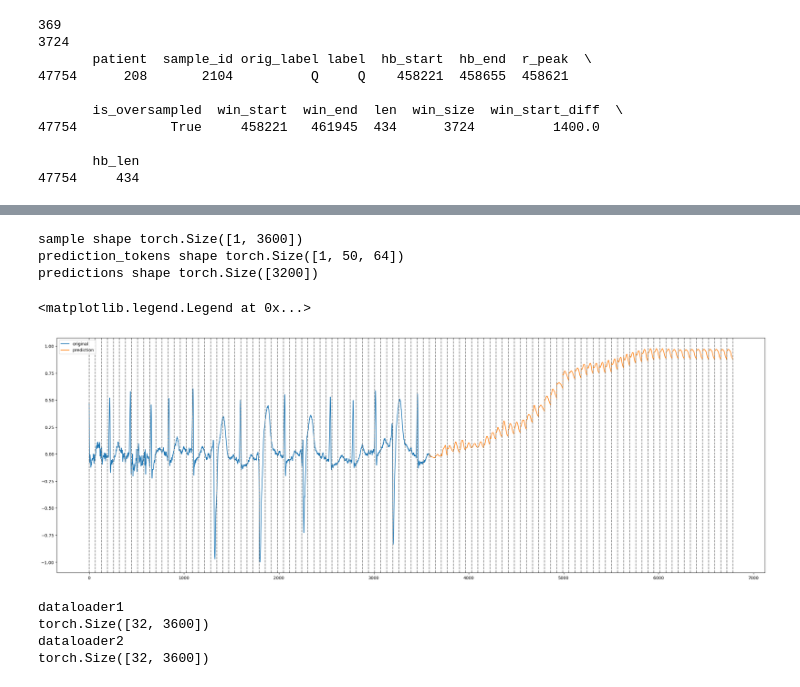
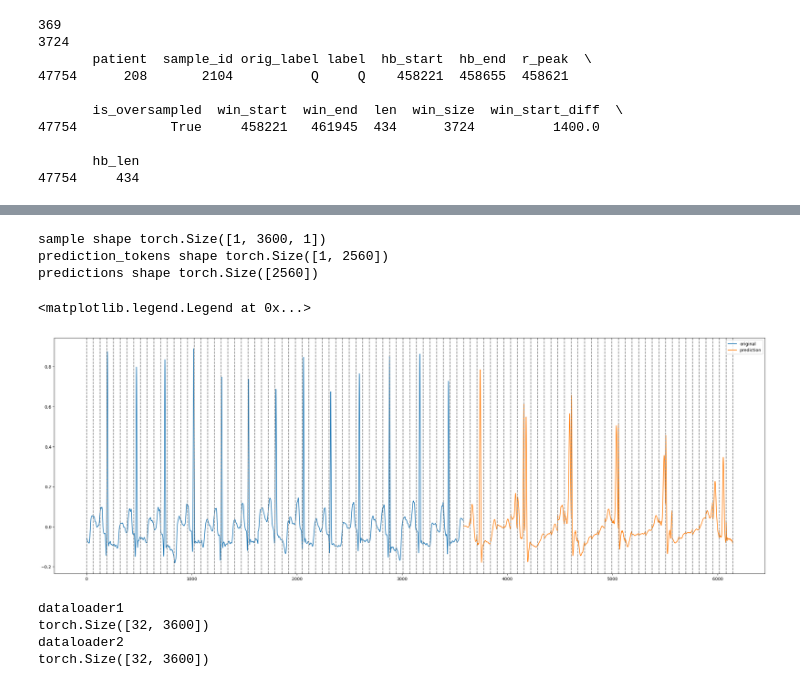
Before and after one commit to luna97/MIT-BIH_ecg_arrhytmia, a Jupyter notebook: test.ipynb, the cells around one changed output, grey strips where cells are left out. Drawn from its saved outputs; the diff is of its cells as text; code cells hidden in the pictures.

```diff
--- a/test.ipynb
+++ b/test.ipynb
@@ -66,11 +115,16 @@ Name: 4978, dtype: object
 from models.xLSTM import myxLSTM
 import torch
 
-#path = 'lightning_logs/version_9/checkpoints/epoch=2-step=8088.ckpt'
-# path = 'lightning_logs/version_103/checkpoints/epoch=9-step=4760.ckpt'
-path = 'pretrain-xLSTM/mop2okku/checkpoints/epoch=26-step=72792.ckpt'
+#without gradient loss
+# path = 'lightning_logs/version_107/checkpoints/epoch=5-step=16176.ckpt'
 
-xlstm = myxLSTM(patch_size=64, dropout=0.1, embedding_dim=128, activation_fn='relu', xlstm_depth=5)
+#with gradient loss
+# path = 'lightning_logs/version_108/checkpoints/epoch=3-step=10784.ckpt'
+# path = 'lightning_logs/version_111/checkpoints/epoch=5-step=16176.ckpt'
+
+path = 'pretrain-xLSTM/xyq7f8n9/checkpoints/epoch=3-step=10784.ckpt'
+patch_size=64
+xlstm = myxLSTM(patch_size=patch_size, dropout=0.1, embedding_size=1024, activation_fn='relu', xlstm_depth=8, multi_token_prediction=True)
 checkpoint = torch.load(path)
 print(checkpoint.keys())
 print(checkpoint['hyper_parameters'])
@@ -78,6 +132,6 @@ state_dict = checkpoint['state_dict']
 # Remove 'model.' prefix from keys
 new_state_dict = {k.replace('model.', ''): v for k, v in state_dict.items()}
 print(new_state_dict.keys())
-xlstm.load_state_dict(new_state_dict, strict=False)
+xlstm.load_state_dict(new_state_dict, strict=True)
 xlstm.eval()
 # %% [output]
@@ -159,42 +207,53 @@ shift_x shape torch.Size([1, 3584])
 # %%
 # given the sample predict a new signal
 
 # get the prediction
+#sample = sample[:, :600]
 print('sample shape', sample.shape)
-prediction_tokens = torch.zeros([1, 0, 64]).to('cuda')
-for i in range(0, 50):
+prediction_tokens = torch.zeros([1, 0]).to('cuda')
+for i in range(0, 40):
     if i == 0:
         new_sample = sample
     else:
         flatten_preds = prediction_tokens.view(1, -1)
-        new_sample = torch.cat([sample, flatten_preds], dim=1)
-    reconstruct = xlstm.reconstruct(new_sample)
+        # print('flatten_preds shape', flatten_preds.shape)
+        # print('sample shape', sample.shape)
+        new_sample = torch.cat([sample, flatten_preds.unsqueeze(-1)], dim=1)
+        # print('new_sample shape', new_sample.shape)
+    # print('new_sample shape', new_sample.shape)
+    r1, r2, r3, r4 = xlstm.reconstruct(new_sample, tab_data=tab_data)
+    # print('reconstruct shape', reconstruct.shape)
     # the last token is the prediction
-    prediction = reconstruct[:, -1, :]
-    # print('prediction shape', prediction.unsqueeze(1).shape)
+    p1 = r1[:, -patch_size:]
+    p2 = r2[:, -patch_size:]
+    p3 = r3[:, -patch_size:]
+    p4 = r4[:, -patch_size:]
+    # print('prediction shape', prediction.shape)
     # print('prediction_tokens shape', prediction_tokens.shape)
-    prediction_tokens = torch.cat([prediction_tokens, prediction.unsqueeze(1)], dim=1)
+    # print('prediction shape', prediction.shape)
+    # print('prediction_tokens shape', prediction_tokens.shape)
+    prediction_tokens = torch.cat([prediction_tokens, p1], dim=1) #, p2, p3, p4], dim=1)
     # print('prediction_tokens shape', prediction_tokens.shape)
 
 print('prediction_tokens shape', prediction_tokens.shape)
 predictions = prediction_tokens.squeeze().view(-1)
 print('predictions shape', predictions.shape)
 
 rest = len(sample[0]) % 64
 # plot the signal
 plt.figure(figsize=(30, 10))
-plt.plot(sample[0, :].squeeze().cpu().numpy(), label='original')
+plt.plot(sample[0, :-rest].squeeze().cpu().numpy(), label='original')
 plt.plot(range(len(sample[0, :-rest]), len(sample[0, :-rest]) + len(predictions)), predictions.detach().cpu().numpy(), label='prediction')
 # add a pipe avery 64 samples
 for i in range(0, (len(sample[0]) + len(predictions)) // 64 + 1):
    plt.axvline(x=64*i, color='gray', linestyle='--')
 plt.legend()
 # %% [output]
-sample shape torch.Size([1, 3600])
-prediction_tokens shape torch.Size([1, 50, 64])
-predictions shape torch.Size([3200])
+sample shape torch.Size([1, 3600, 1])
+prediction_tokens shape torch.Size([1, 2560])
+predictions shape torch.Size([2560])
 <matplotlib.legend.Legend at 0x...>
-[figure, old version]
+[figure, new version]
 # %%
 import dataset.mit_bih as mit_bih
 import dataset.code_15 as code_15
```
Also changed, not shown: parts of 12 cells of this notebook, 12 other files.
